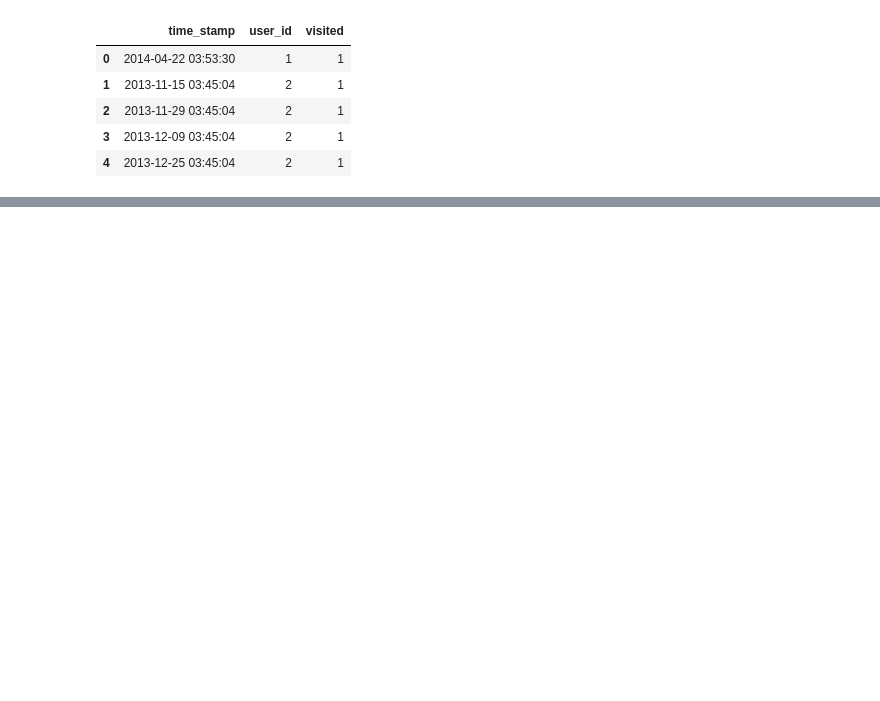
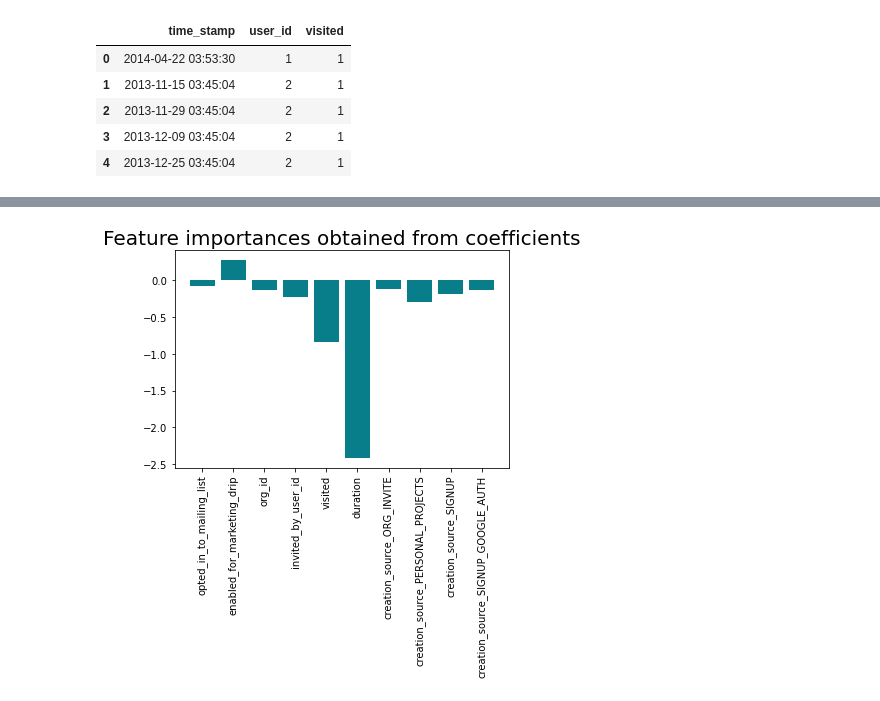
Before and after one commit to JudithYemeli/Springboard_Assignments, a Jupyter notebook: relax_challenge/Relax_challenge.ipynb, the cells around one changed output, grey strips where cells are left out. Saved outputs shown, nothing was run; the diff lists cells and outputs as text; code cells hidden in the pictures; blank space fills up the shorter version.

```diff
--- a/relax_challenge/Relax_challenge.ipynb
+++ b/relax_challenge/Relax_challenge.ipynb
@@ -26,0 +332,11 @@ define an adopted user
+# %%
+# split data into train and test
+X = t_data.drop(['object_id','adoption_False','creation_time', 'last_session_creation_time'], axis = 1)
+y = t_data['adoption_False']
+
+X_train, X_test, y_train, y_test = train_test_split(X, y)
+# %%
+# Scale data before fitting into the model
+scaler = StandardScaler()
+X_train_scaled = scaler.fit_transform(X_train)
+X_test_scaled = scaler.transform(X_test)
@@ -26,0 +351,4 @@ define an adopted user
+# %%
+# Extracting features of importance
+importances = pd.DataFrame(data = {'Attribute':X_train.columns, 'Importance':model.coef_[0]})
+importances.sort_values(by = 'Importance', ascending = False)
@@ -26,0 +367,8 @@ define an adopted user
+# %%
+# Getting a visualization of the factors weights
+plt.bar(x=importances['Attribute'], height=importances['Importance'], color='#087E8B')
+plt.title('Feature importances obtained from coefficients', size=20)
+plt.xticks(rotation='vertical')
+plt.show()
+# %% [output]
+[figure, added]
```
Also changed, not shown: parts of 51 cells of this notebook, 1 other file.
